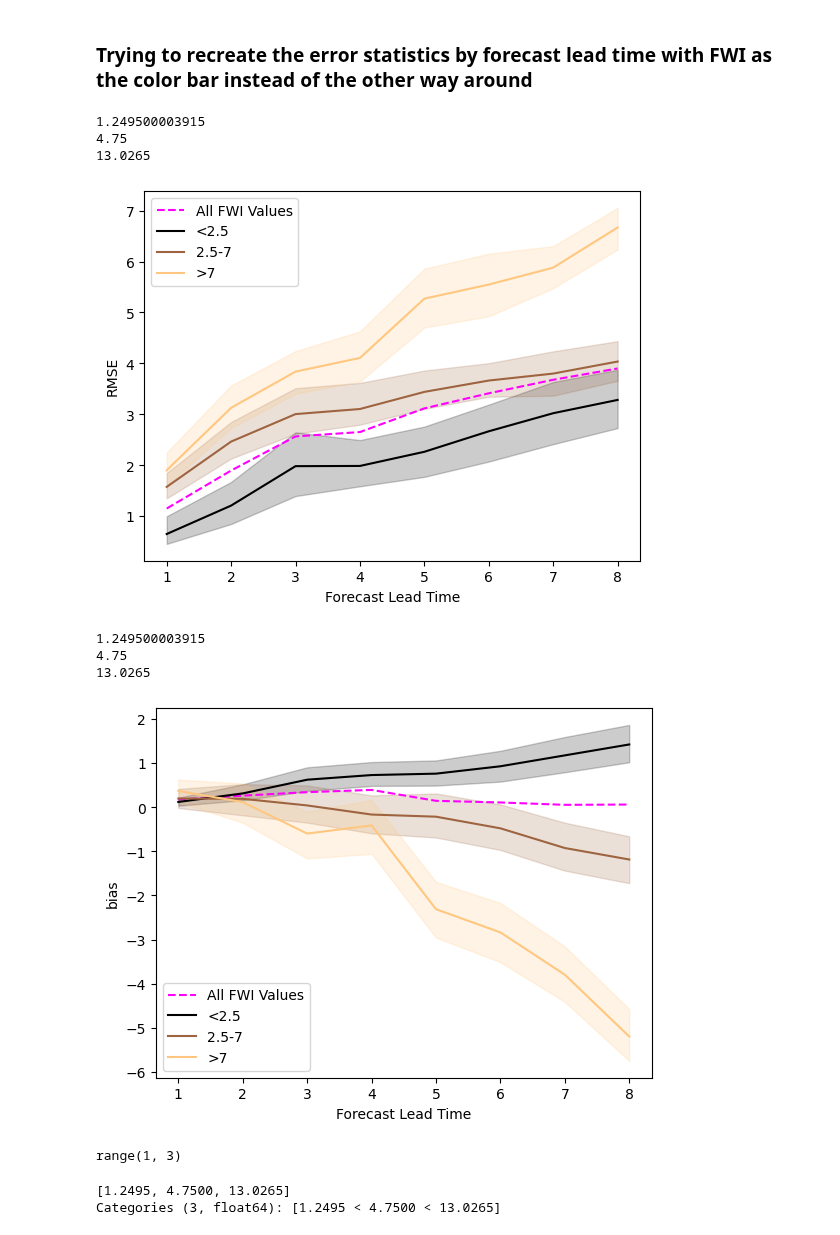
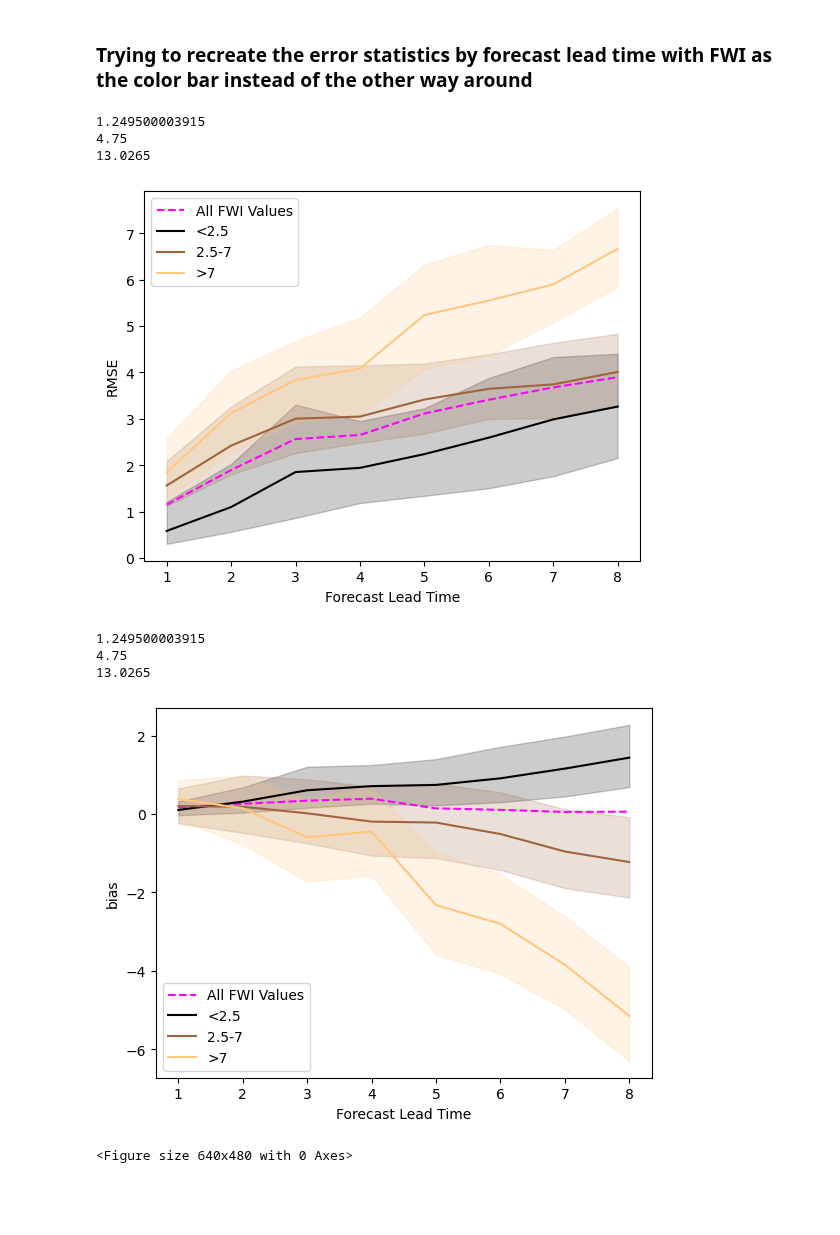
Before and after one commit to mccabete/fwiVis, a Jupyter notebook: Lightning_analysis/FWI_prediction.ipynb, the cells around one changed output. Drawn from its saved outputs; the diff is of its cells as text; code cells hidden in the pictures; blank space fills up the shorter version.

```diff
--- a/Lightning_analysis/FWI_prediction.ipynb
+++ b/Lightning_analysis/FWI_prediction.ipynb
@@ -66,15 +67,14 @@ small_fire = small_fire.drop_duplicates()
 ##### Functions for per-FWI value sampling
 
 def get_mid(interval):
-    interval.astype()
     return interval.mid
 
 ## Calculate the varience at different FWI and lag values
 #small_fire["FWI_round"] = np.round(small_fire.FWI)
 #small_fire["FWI_round"][small_fire["FWI_round"] >= 17] = 17
-nbins = 10
-small_fire["FWI_intervals"] = pd.qcut(small_fire.FWI.dropna(), nbins)
-small_fire["FWI_round"] = small_fire.FWI_intervals.apply(lambda x: get_mid(x))
+# nbins = 10
+# small_fire["FWI_intervals"] = pd.qcut(small_fire.FWI.dropna(), nbins)
+# small_fire["FWI_round"] = small_fire.FWI_intervals.apply(lambda x: get_mid(x))
 
 
 
@@ -226,12 +231,13 @@ test_rsq = bootstrap_stat_quantiles(small_fire[["FWI", "FWI_lead_1"]].dropna(),
 
 #r_sq(log_fire[["FWI"]].dropna(), log_fire[[f"FWI_lead_{i}"]].dropna())
 # %%
-import seaborn as sns
-
 r_sq_list = []
 bias_list = []
 rmse_list = []
 iterator = []
+
+ctime = datetime.now()
+date = ctime.strftime("%Y-%m-%d")
 
 quantiles = [0.025, 0.975]
 data = {'quantiles': quantiles}
@@ -239,6 +245,8 @@ data = {'quantiles': quantiles}
 boot_rmse = pd.DataFrame(data)
 boot_r_sq = pd.DataFrame(data)
 boot_bias = pd.DataFrame(data)
+
+boot_samps = 1000
 
 for i in range(1,9):
     # plt.scatter(small_fire.FWI, (small_fire[f"fwi_error_{i}"] * small_fire[f"fwi_error_{i}"])**(1/2))
@@ -252,11 +260,11 @@ for i in range(1,9):
     bias = np.sum( log_fire[f"FWI_lead_{i}"] - log_fire.FWI )/len(log_fire[f"FWI_lead_{i}"])
     rmse = ((np.sum((log_fire[f"FWI_lead_{i}"] - log_fire.FWI)**2))/len(log_fire[f"FWI_lead_{i}"]))**(1/2)
     #print(log_fire[["FWI", f"FWI_lead_{i}"]])
-    b_rsq = bootstrap_stat_quantiles(log_fire[["FWI", f"FWI_lead_{i}"]].dropna(), num_samps = 1000, stat = fr_sq, quantiles = quantiles)
-    b_bias = bootstrap_stat_quantiles(log_fire[["FWI", f"FWI_lead_{i}"]].dropna(), num_samps = 1000, stat = fbias, quantiles = quantiles)
-    b_rmse = bootstrap_stat_quantiles(log_fire[["FWI", f"FWI_lead_{i}"]].dropna(), num_samps = 1000, stat = frmse, quantiles = quantiles)
-    ci_bias = small_fire.groupby("FWI_round").apply(FWI_bootstrap_stat_quantiles, i = i, num_samps = 300, stat = calc_bias, quantiles = quantiles)
-    ci_RMSE = mall_fire.groupby("FWI_round").apply(FWI_bootstrap_stat_quantiles, i = i, num_samps = 300, stat = calc_bias, quantiles = quantiles)
+    b_rsq = bootstrap_stat_quantiles(log_fire[["FWI", f"FWI_lead_{i}"]].dropna(), num_samps = boot_samps, stat = fr_sq, quantiles = quantiles)
+    b_bias = bootstrap_stat_quantiles(log_fire[["FWI", f"FWI_lead_{i}"]].dropna(), num_samps = boot_samps, stat = fbias, quantiles = quantiles)
+    b_rmse = bootstrap_stat_quantiles(log_fire[["FWI", f"FWI_lead_{i}"]].dropna(), num_samps = boot_samps, stat = frmse, quantiles = quantiles)
+    ci_bias = small_fire.groupby("FWI_round").apply(FWI_bootstrap_stat_quantiles, i = i, num_samps = boot_samps, stat = calc_bias, quantiles = quantiles)
+    ci_RMSE = small_fire.groupby("FWI_round").apply(FWI_bootstrap_stat_quantiles, i = i, num_samps = boot_samps, stat = calc_bias, quantiles = quantiles)
     #plt.title(f"Comparison at lag {i}")
     print(f"Summary Statistics for lag {i}")
     print("R^2 from 1:1 (Variance explained): " + str(r_sq) )
@@ -270,6 +278,7 @@ for i in range(1,9):
     boot_bias = boot_bias.merge(b_bias, on = "quantiles")
 
     plt.show()
+    plt.savefig(f"/projects/old_shared/fire_weather_vis/Lightning_analysis/some_figs/correlation_plot_FWI_by_leadtime_{i}_from_{date}.png")
 
 decay_stats = pd.DataFrame({"lag_day": iterator, "RMSE": rmse_list, "r_sq": r_sq_list, "bias":bias_list, })
 
@@ -325,7 +389,7 @@ data = {'quantiles': quantiles}
 for i in range(1,9):
     test_var = small_fire.groupby("FWI_round").apply(calc_bias, i = i).reset_index()
     #print(test_var)
-    ci = small_fire.groupby("FWI_round").apply(FWI_bootstrap_stat_quantiles, i = i, num_samps = 300, stat = calc_bias, quantiles = quantiles)
+    ci = small_fire.groupby("FWI_round").apply(FWI_bootstrap_stat_quantiles, i = i, num_samps = boot_samps, stat = calc_bias, quantiles = quantiles)
     #print(ci)
     #ci_df = ci_df.merge(ci, on = "quantiles")
     upper = ci[ci.quantiles == max(quantiles)].iloc[:, 0]
@@ -577,11 +651,11 @@ for i in range(1,9):
     bias = np.sum( small_fire[f"FWI_lead_{i}"] - small_fire.FWI )/len(small_fire[f"FWI_lead_{i}"])
     rmse = ((np.sum((small_fire[f"FWI_lead_{i}"] - small_fire.FWI)**2))/len(small_fire[f"FWI_lead_{i}"]))**(1/2)
     #print(small_fire[["FWI", f"FWI_lead_{i}"]])
-    b_rsq = bootstrap_stat_quantiles(small_fire[["FWI", f"FWI_lead_{i}"]].dropna(), resample_n = 200,  num_samps =  boot_samps, stat = fr_sq, quantiles = quantiles)
-    b_bias = bootstrap_stat_quantiles(small_fire[["FWI", f"FWI_lead_{i}"]].dropna(), resample_n = 200, num_samps = boot_samps, stat = fbias, quantiles = quantiles)
-    b_rmse = bootstrap_stat_quantiles(small_fire[["FWI", f"FWI_lead_{i}"]].dropna(), resample_n = 200, num_samps = boot_samps, stat = frmse, quantiles = quantiles)
-    ci_bias = small_fire.groupby("FWI_round").apply(FWI_bootstrap_stat_quantiles, i = i,resample_n = 200, num_samps = boot_samps, stat = calc_bias, quantiles = quantiles)
-    ci_RMSE = small_fire.groupby("FWI_round").apply(FWI_bootstrap_stat_quantiles, i = i, resample_n = 200, num_samps = boot_samps, stat = RMSE, quantiles = quantiles)
+    b_rsq = bootstrap_stat_quantiles(small_fire[["FWI", f"FWI_lead_{i}"]].dropna(),  num_samps =  boot_samps, stat = fr_sq, quantiles = quantiles)
+    b_bias = bootstrap_stat_quantiles(small_fire[["FWI", f"FWI_lead_{i}"]].dropna(), num_samps = boot_samps, stat = fbias, quantiles = quantiles)
+    b_rmse = bootstrap_stat_quantiles(small_fire[["FWI", f"FWI_lead_{i}"]].dropna(), num_samps = boot_samps, stat = frmse, quantiles = quantiles)
+    ci_bias = small_fire.groupby("FWI_round").apply(FWI_bootstrap_stat_quantiles, i = i, num_samps = boot_samps, stat = calc_bias, quantiles = quantiles)
+    ci_RMSE = small_fire.groupby("FWI_round").apply(FWI_bootstrap_stat_quantiles, i = i, num_samps = boot_samps, stat = RMSE, quantiles = quantiles)
     #plt.title(f"Comparison at lag {i}")
     # print(f"Summary Statistics for lag {i}")
     # print("R^2 from 1:1 (Variance explained): " + str(r_sq) )
@@ -611,46 +685,38 @@ date = ctime.strftime("%Y-%m-%d")
 
 for s,b,c in zip(stats, b_sts, c_sts):
     plt.plot(decay_stats.lag_day, decay_stats[s], label = "All FWI Values", color = "magenta", linestyle='dashed')
     upper = b.iloc[0, 1:]
     lower = b.iloc[1, 1:]
     #print(b)
     #plt.fill_between(decay_stats.lag_day, lower, upper, alpha=0.1, label='Confidence Interval', color="none", hatch="X")
-    for n, l, i in zip(small_fire["FWI_round"].sort_values().dropna().unique(), l_sts, int_sts):
+    for n, l, in zip(small_fire["FWI_round"].sort_values().dropna().unique(), l_sts):
         print(n)
         #fwi_upper = c[(c.index == n) & (c.quantiles == min(quantiles))].iloc[:, 1:].transpose().values
         #fwi_lower = c[(c.index == n) & (c.quantiles == max(quantiles))].iloc[:, 1:].transpose().values
         # fwi_upper = c[(c.index == n) & (c.quantiles == min(quantiles))].iloc[:, 1:].values
         # fwi_lower = c[(c.index == n) & (c.quantiles == max(quantiles))].iloc[:, 1:].values
         fwi_upper = c[(c.index == n) & (c.quantiles == min(quantiles))].iloc[:, 1:].to_numpy().flatten()
         fwi_lower = c[(c.index == n) & (c.quantiles == max(quantiles))].iloc[:, 1:].to_numpy().flatten()
         fwi_mid = c[(c.index == n) & (c.quantiles == 0.5)].iloc[:, 1:].to_numpy().flatten()
         plt.plot(decay_stats.lag_day, fwi_mid, color = fwi_colors[l], label = str(*small_fire[small_fire.FWI_round == n].dropna().FWI_label.astype("str").unique()))
         #print(fwi_upper)
         #### Need to be sampling the mean I think to get a line
         plt.fill_between(decay_stats.lag_day, fwi_lower, fwi_upper, alpha=0.2, color = fwi_colors[l])
 
 
 
     plt.xlabel("Forecast Lead Time")
     plt.ylabel(s)
     plt.legend()
     plt.show()
-    plt.savefig(f"/projects/old_shared/fire_weather_vis/Lightning_analysis/some_figs/stats_by_leadtime_{date}_small_bootstrap.png")
+    plt.savefig(f"/projects/old_shared/fire_weather_vis/Lightning_analysis/some_figs/stat_{s}_by_leadtime_{date}_{boot_samps}_bootsamps.png")
 # %% [output]
 1.249500003915
 4.75
 13.0265
-[figure, old version]
+[figure, new version]
 1.249500003915
 4.75
 13.0265
-[figure, old version]
+[figure, new version]
+<Figure size 640x480 with 0 Axes>
-# %%
-l_sts
-# %% [output]
-range(1, 3)
-# %%
-small_fire["FWI_round"].sort_values().dropna().unique()
-# %% [output]
-[1.2495, 4.7500, 13.0265]
-Categories (3, float64): [1.2495 < 4.7500 < 13.0265]
```
Also changed, not shown: parts of 23 cells of this notebook.
